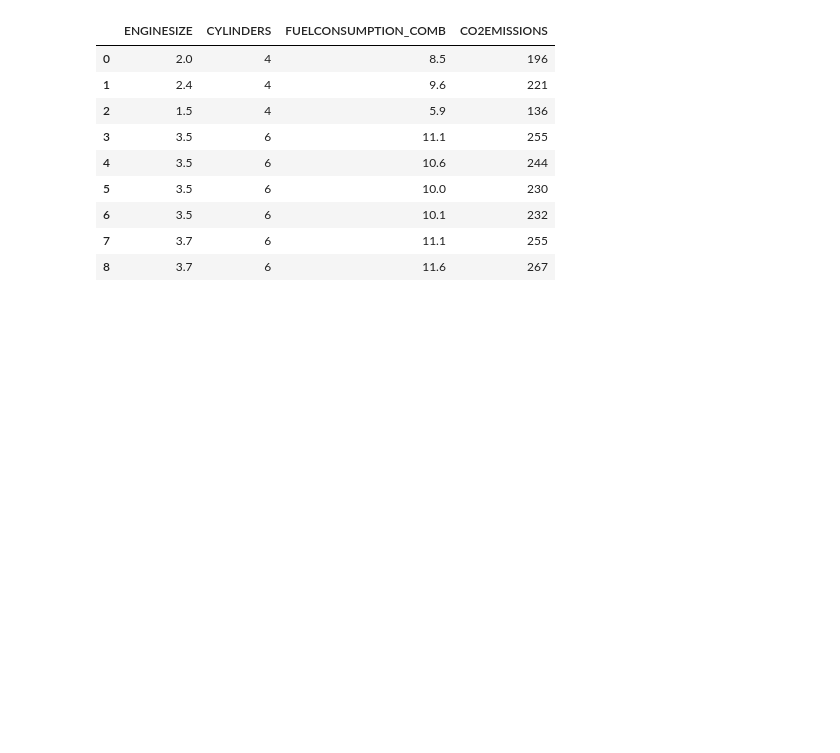
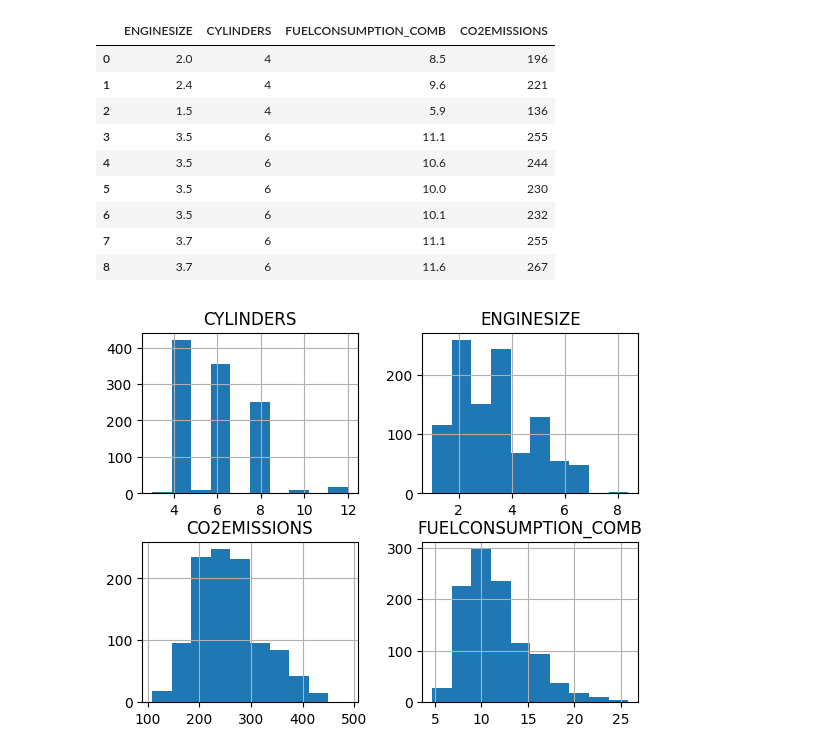
Before and after one commit to saru254/simple-linear-regression, a Jupyter notebook: linearReg.ipynb, the cells around one changed output. Drawn from its saved outputs; the diff is of its cells as text; code cells hidden in the pictures; blank space fills up the shorter version.

```diff
--- a/linearReg.ipynb
+++ b/linearReg.ipynb
@@ -59,3 +59,8 @@ cdf.head(9)
 | 8 | 3.7 | 6 | 11.6 | 267 |
 # %%
 # we can plot each of these features
+viz = cdf[['CYLINDERS','ENGINESIZE','CO2EMISSIONS','FUELCONSUMPTION_COMB']]
+viz.hist()
+plt.show()
+# %% [output]
+[figure, added]
```
